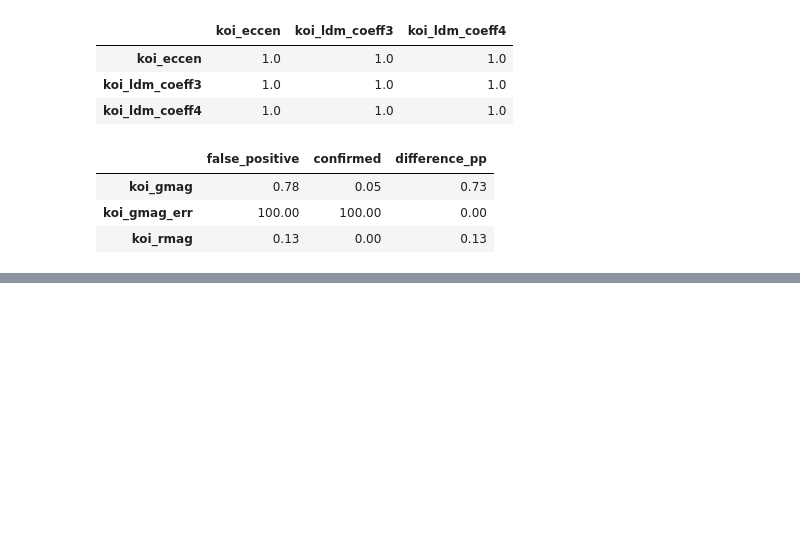
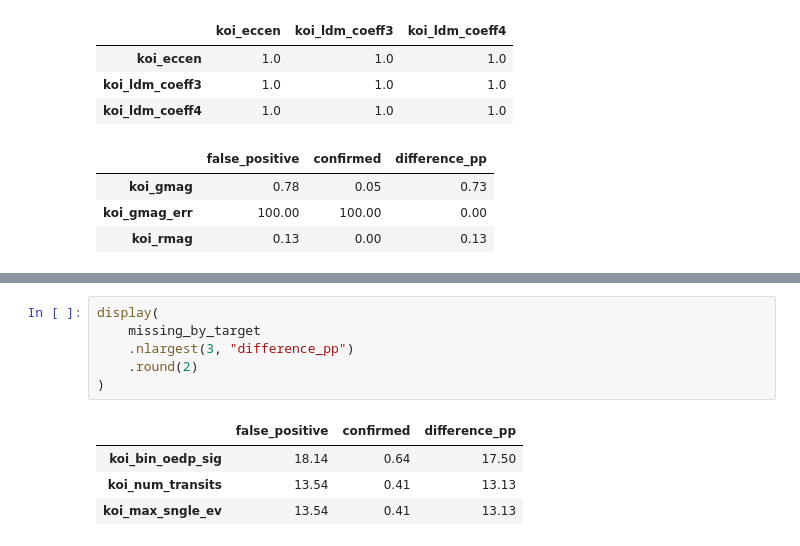
Before and after one commit to lucao-py/beyond-the-light, a Jupyter notebook: notebooks/03_exploratory_data_analysis.ipynb, the cells around one changed output, grey strips where cells are left out. Cells and saved outputs as stored; diff of their text form; blank space fills up the shorter version.

```diff
--- a/notebooks/03_exploratory_data_analysis.ipynb
+++ b/notebooks/03_exploratory_data_analysis.ipynb
@@ -165,0 +190,11 @@ display(missing_by_target.head(3).round(2))
+# %%
+display(
+    missing_by_target
+    .nlargest(3, "difference_pp")
+    .round(2)
+)
+# %% [output]
+|  | false_positive | confirmed | difference_pp |
+| koi_bin_oedp_sig | 18.14 | 0.64 | 17.50 |
+| koi_num_transits | 13.54 | 0.41 | 13.13 |
+| koi_max_sngle_ev | 13.54 | 0.41 | 13.13 |
```
Also changed, not shown: parts of 5 cells of this notebook.
